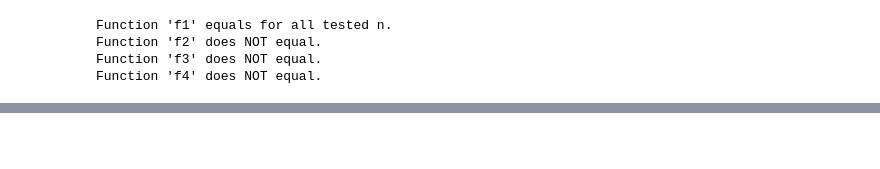
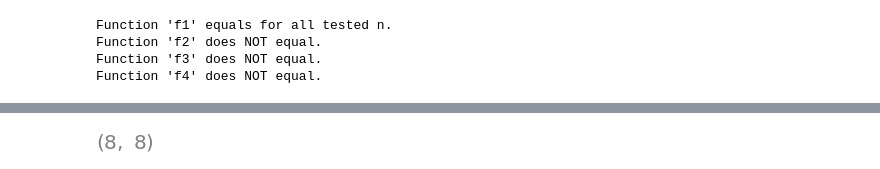
Before and after one commit to Chrisser1/descrete-mat, a Jupyter notebook: discMatSympy.ipynb, the cells around one changed output, grey strips where cells are left out. Saved outputs shown, nothing was run; the diff lists cells and outputs as text; code cells hidden in the pictures; blank space fills up the shorter version.

```diff
--- a/discMatSympy.ipynb
+++ b/discMatSympy.ipynb
@@ -545,0 +627,13 @@ Function 'f4' does NOT equal.
+# %%
+# Skriv funktion ind
+def f(n):
+    if n % 2 == 1:
+        return 1
+    else:
+        return 2 * f(n/2)
+# %%
+a = 232
+b = 212321
+(f(a*b)),(f(a)*f(b))
+# %% [output]
+[figure, added]
```
Also changed, not shown: parts of 19 cells of this notebook, 4 other files.
